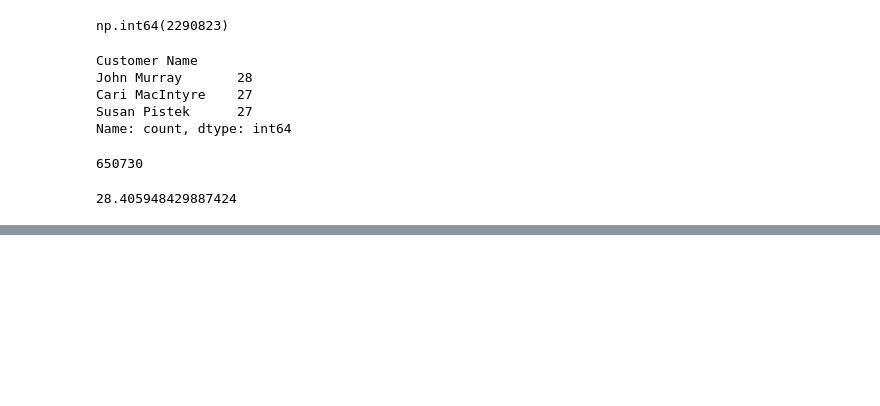
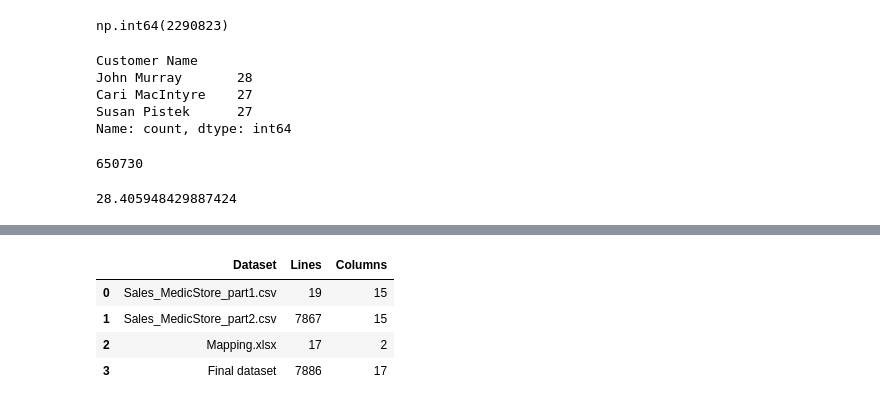
Before and after one commit to emlyon-hids-python-2026/elkhoury_course05, a Jupyter notebook: notebooks/case_study_sales.ipynb, the cells around one changed output, grey strips where cells are left out. Drawn from its saved outputs; the diff is of its cells as text; code cells hidden in the pictures; blank space fills up the shorter version.

```diff
--- a/notebooks/case_study_sales.ipynb
+++ b/notebooks/case_study_sales.ipynb
@@ -173,0 +231,23 @@ print(share_france)
+# %%
+# Technical Q1: one row per dataset with its number of lines and columns
+data_shapes = [
+    ["Sales_MedicStore_part1.csv", df_sales1.shape[0], df_sales1.shape[1]],
+    ["Sales_MedicStore_part2.csv", df_sales2.shape[0], df_sales2.shape[1]],
+    ["Mapping.xlsx", df_mapping.shape[0], df_mapping.shape[1]],
+    ["Final dataset", df_sales_mapping.shape[0], df_sales_mapping.shape[1]],
+]
+
+# Convert the list of lists into a table with 3 named columns
+df_shapes = pd.DataFrame(data_shapes, columns=["Dataset", "Lines", "Columns"])
+
+# Export the table to Excel
+df_shapes.to_excel("../data/technical_q1_shapes.xlsx", index=False)
+
+# Display the table to check it
+df_shapes
+# %% [output]
+|  | Dataset | Lines | Columns |
+| 0 | Sales_MedicStore_part1.csv | 19 | 15 |
+| 1 | Sales_MedicStore_part2.csv | 7867 | 15 |
+| 2 | Mapping.xlsx | 17 | 2 |
+| 3 | Final dataset | 7886 | 17 |
```
Also changed, not shown: parts of 6 cells of this notebook, 1 other file.
